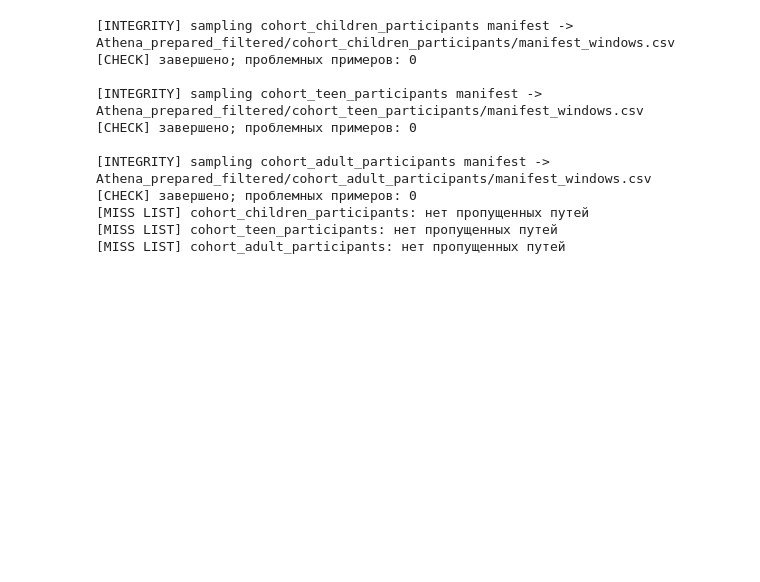
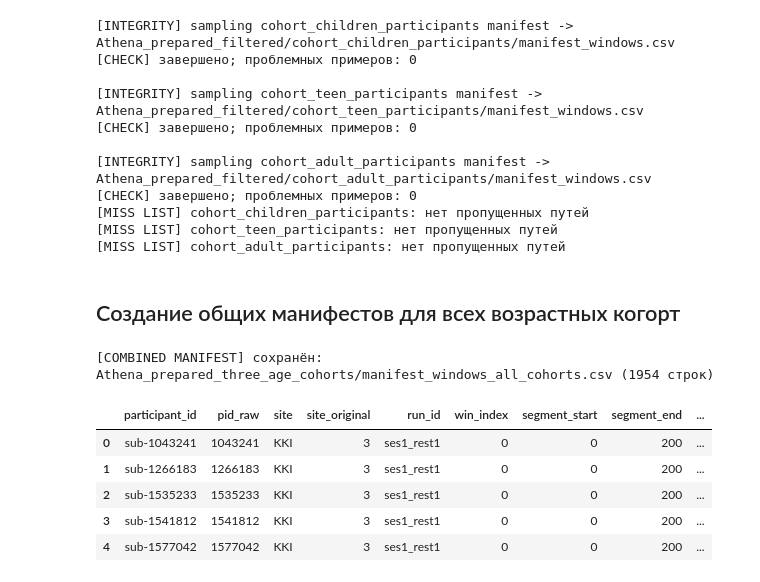
Before and after one commit to Amissum/ADHD_connectome_biomarkers_transfer_research, a Jupyter notebook: ADHD200/Pipelines/AthenaPipeline/ADHD200_prep_athena_iter_3.ipynb, the cells around one changed output. Drawn from its saved outputs; the diff is of its cells as text; code cells hidden in the pictures; blank space fills up the shorter version.

```diff
--- a/ADHD200/Pipelines/AthenaPipeline/ADHD200_prep_athena_iter_3.ipynb
+++ b/ADHD200/Pipelines/AthenaPipeline/ADHD200_prep_athena_iter_3.ipynb
@@ -63,9 +83,5 @@ Random seed: 42
 # %%
-T_FIX = 200  # Фиксированная длина временного ряда после выравнивания (окна/паддинг)
-WINDOW_SIZE = 30  # Размер окна для dFC
-WINDOW_STEP = 5   # Шаг окна для dFC
-FC_METRIC = 'correlation'  # Метрика для расчёта FC в окне
-# Возможные значения: 'correlation', 'covariance', 'precision', 'tangent
+# ПАРАМЕТРЫ ПАЙПЛАЙНА:
 WINDOWS_PER_RUN = 4
 SAVE_WINDOW_TSV = False
 DO_DFC_FEATURES = True
@@ -76,9 +92,18 @@ SEED = RANDOM_SEED
 ATHENA_ROOT = ATHENA_SOURCE                                       # корень с .1D
 BIDS_BOLD_JSON_ROOT = '../../SortedRawDataBIDS'                   # если есть BIDS с *_bold.json (для TR)
 TR_MAP_CSV = None                                                 # csv: participant_id,TR (fallback)
-PHENO_CSV_CHILDREN = '../../cohort_children_participants.csv'     # csv фенотипов детей, см. PHENO_AGE_COL
-PHENO_CSV_TEEN = '../../cohort_teen_participants.csv'             # csv фенотипов подростков, см. PHENO_AGE_COL
-PHENO_CSV_ADULT = '../../cohort_adult_participants.csv'           # csv фенотипов взрослых, см. PHENO_AGE_COL
+# ВЫХОД:
+PHENO_COHORT_NAMES = AGE_COHORT_NAMES
+PHENO_COHORT_FILE_NAMES = {AGE_COHORT_NAMES[0]: 'cohort_children_participants',
+                           AGE_COHORT_NAMES[1]: 'cohort_teen_participants',
+                           AGE_COHORT_NAMES[2]: 'cohort_adult_participants'}
+PHENO_CSV_CHILDREN = f'../../{PHENO_COHORT_FILE_NAMES[AGE_COHORT_NAMES[0]]}.csv'     # csv фенотипов детей, см. PHENO_AGE_COL
+PHENO_CSV_TEEN = f'../../{PHENO_COHORT_FILE_NAMES[AGE_COHORT_NAMES[1]]}.csv'             # csv фенотипов подростков, см. PHENO_AGE_COL
+PHENO_CSV_ADULT = f'../../{PHENO_COHORT_FILE_NAMES[AGE_COHORT_NAMES[2]]}.csv'           # csv фенотипов взрослых, см. PHENO_AGE_COL
+print(f"PHENO_CSV_CHILDREN: {PHENO_CSV_CHILDREN}")
+print(f"PHENO_CSV_TEEN: {PHENO_CSV_TEEN}")
+print(f"PHENO_CSV_ADULT: {PHENO_CSV_ADULT}")
+
 PHENO_AGE_COL = 'Age'
 PHENO_GENDER_COL = 'Gender'
 OUT_ROOT = './Athena_prepared_three_age_cohorts'                   # директория, куда сохранять результаты (будет создана, если отсутствует)
@@ -755,3 +784,34 @@ for cohort_name in ['cohort_children_participants', 'cohort_teen_participants','
 [MISS LIST] cohort_children_participants: нет пропущенных путей
 [MISS LIST] cohort_teen_participants: нет пропущенных путей
 [MISS LIST] cohort_adult_participants: нет пропущенных путей
+# %% [markdown]
+## Создание общих манифестов для всех возрастных когорт
+# %%
+# Создадим общие манифесты для всех возрастных когорт
+all_manifests = []
+for cohort_name in PHENO_COHORT_NAMES:
+    dir_name = PHENO_COHORT_FILE_NAMES[cohort_name]
+    # Загрузим манифест для конкретной когорты
+    man_path = Path(OUT_ROOT) / dir_name / 'manifest_windows.csv'
+    if man_path.exists():
+        df = pd.read_csv(man_path)
+        df['age_cohort'] = cohort_name  # добавим колонку с названием когорты
+        all_manifests.append(df)
+if all_manifests:
+    combined_df = pd.concat(all_manifests, ignore_index=True)
+    combined_manifest_path = Path(OUT_ROOT) / 'manifest_windows_all_cohorts.csv'
+    combined_df.to_csv(combined_manifest_path, index=False)
+    print(f'[COMBINED MANIFEST] сохранён: {combined_manifest_path} ({len(combined_df)} строк)')
+else:
+    print('[COMBINED MANIFEST] нет данных для объединения')
+# %% [output]
+[COMBINED MANIFEST] сохранён: Athena_prepared_three_age_cohorts/manifest_windows_all_cohorts.csv (1954 строк)
+# %%
+combined_df.head(5) if 'combined_df' in locals() else None
+# %% [output]
+|  | participant_id | pid_raw | site | site_original | run_id | win_index | segment_start | segment_end | ... |
+| 0 | sub-1043241 | 1043241 | KKI | 3 | ses1_rest1 | 0 | 0 | 200 | ... |
+| 1 | sub-1266183 | 1266183 | KKI | 3 | ses1_rest1 | 0 | 0 | 200 | ... |
+| 2 | sub-1535233 | 1535233 | KKI | 3 | ses1_rest1 | 0 | 0 | 200 | ... |
+| 3 | sub-1541812 | 1541812 | KKI | 3 | ses1_rest1 | 0 | 0 | 200 | ... |
+| 4 | sub-1577042 | 1577042 | KKI | 3 | ses1_rest1 | 0 | 0 | 200 | ... |
```
Also changed, not shown: parts of 6 cells of this notebook, 2 other files.
